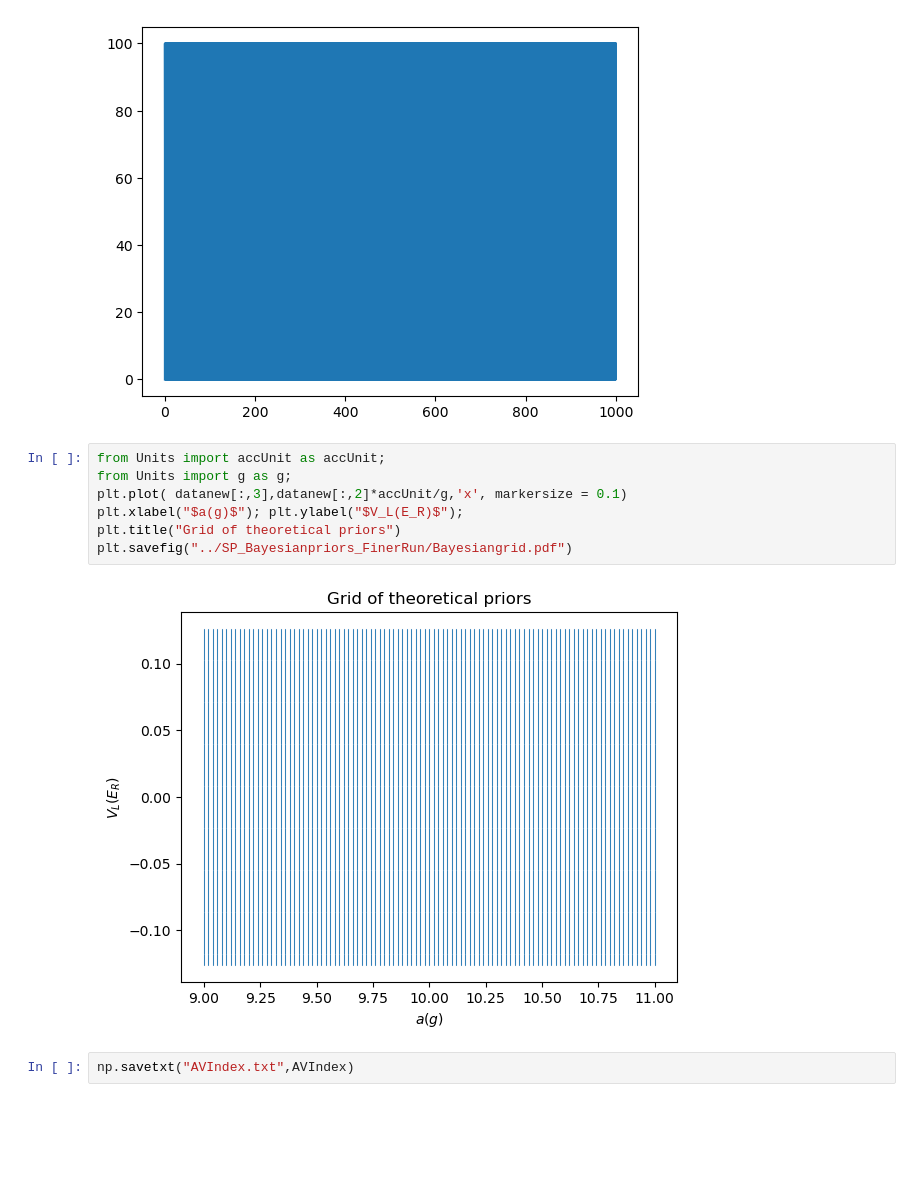
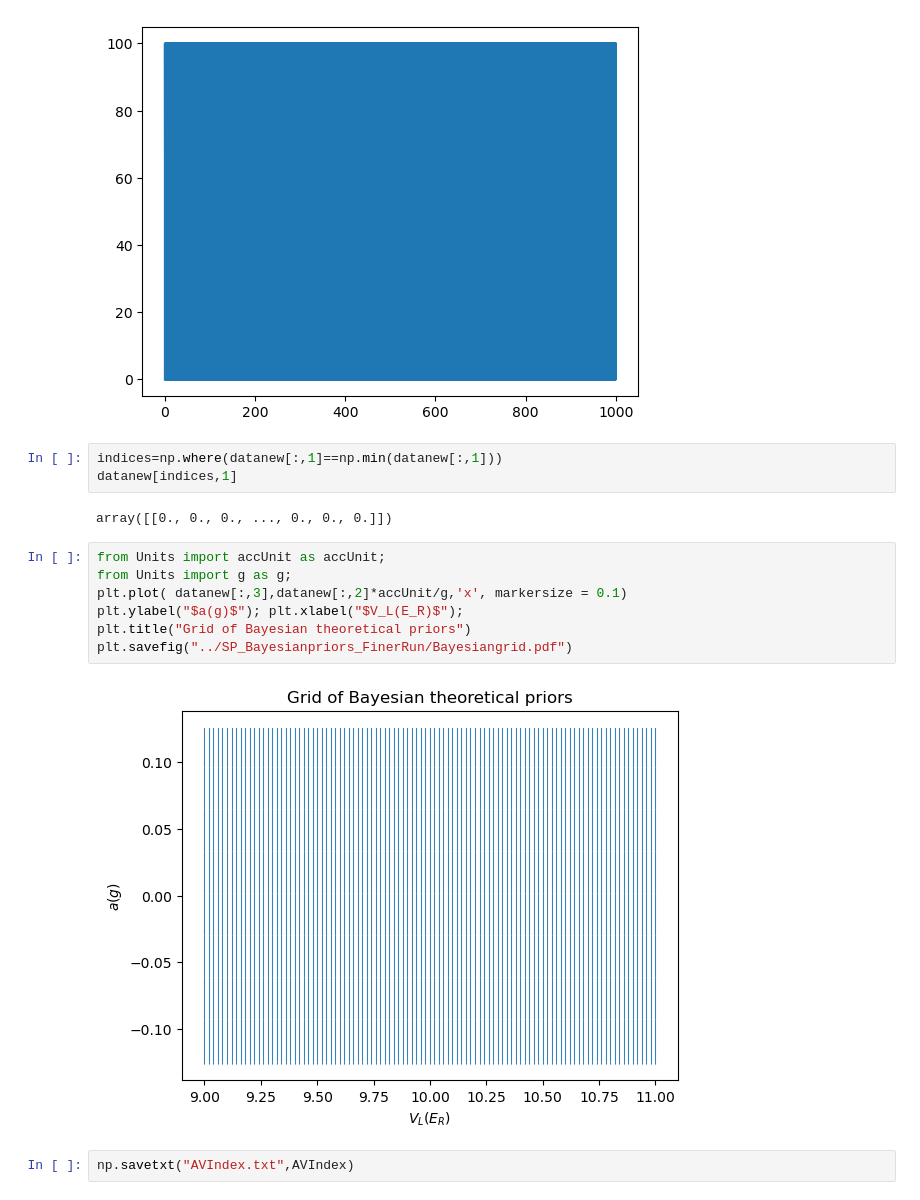
Before and after one commit to rootware/lattice_evolution, a Jupyter notebook: Python/importtest.ipynb, the cells around one changed output. Cells and saved outputs as stored; diff of their text form; blank space fills up the shorter version.

```diff
--- a/Python/importtest.ipynb
+++ b/Python/importtest.ipynb
@@ -27,15 +27,20 @@ plt.plot( AVIndex[:,0], AVIndex[:,1])
 # %% [output]
 [<matplotlib.lines.Line2D at 0x...>]
 [figure]
+# %%
+indices=np.where(datanew[:,1]==np.min(datanew[:,1]))
+datanew[indices,1]
+# %% [output]
+array([[0., 0., 0., ..., 0., 0., 0.]])
 # %%
 from Units import accUnit as accUnit;
 from Units import g as g;
 plt.plot( datanew[:,3],datanew[:,2]*accUnit/g,'x', markersize = 0.1)
-plt.xlabel("$a(g)$"); plt.ylabel("$V_L(E_R)$");
-plt.title("Grid of theoretical priors")
+plt.ylabel("$a(g)$"); plt.xlabel("$V_L(E_R)$");
+plt.title("Grid of Bayesian theoretical priors")
 plt.savefig("../SP_Bayesianpriors_FinerRun/Bayesiangrid.pdf")
 # %% [output]
-[figure, old version]
+[figure, new version]
 # %%
 np.savetxt("AVIndex.txt",AVIndex)
 # %%
```
Also changed, not shown: 5 other files.
